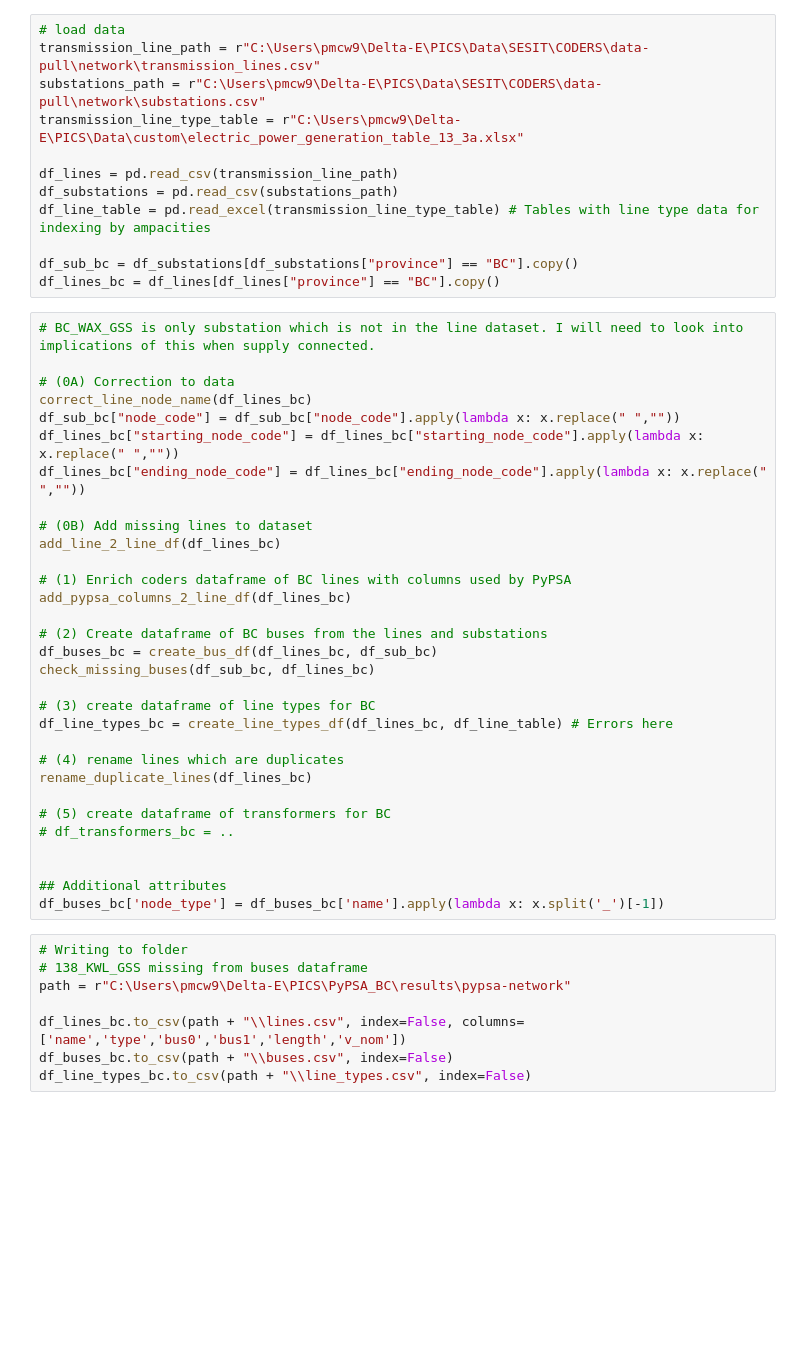
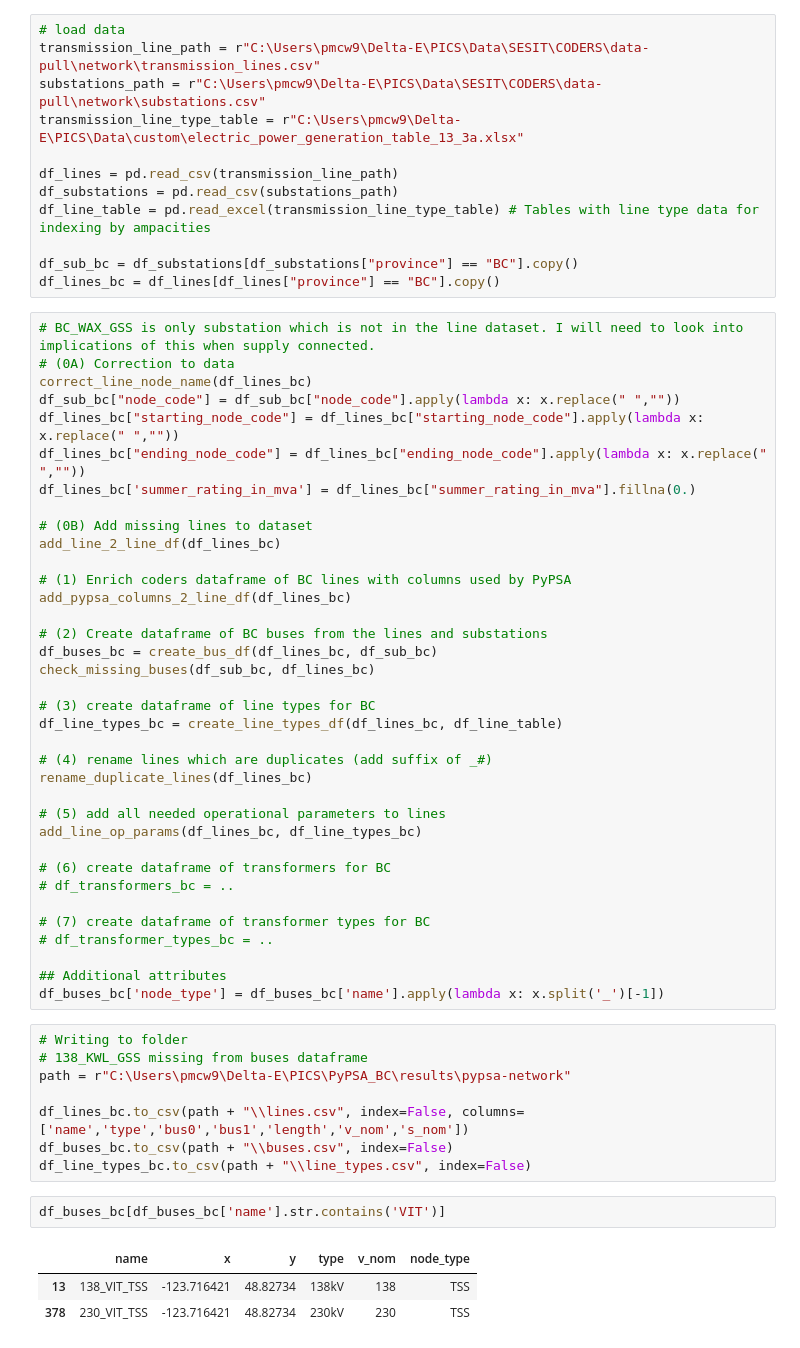
Before and after one commit to DeltaE/PyPSA_BC, a Jupyter notebook: notebooks/create-pypsa-network.ipynb, the cells around one changed output. Saved outputs shown, nothing was run; the diff lists cells and outputs as text; blank space fills up the shorter version.

```diff
--- a/notebooks/create-pypsa-network.ipynb
+++ b/notebooks/create-pypsa-network.ipynb
@@ -256,12 +282,12 @@ df_sub_bc = df_substations[df_substations["province"] == "BC"].copy()
 df_lines_bc = df_lines[df_lines["province"] == "BC"].copy()
 # %%
 # BC_WAX_GSS is only substation which is not in the line dataset. I will need to look into implications of this when supply connected.
-
 # (0A) Correction to data
 correct_line_node_name(df_lines_bc)
 df_sub_bc["node_code"] = df_sub_bc["node_code"].apply(lambda x: x.replace(" ",""))
 df_lines_bc["starting_node_code"] = df_lines_bc["starting_node_code"].apply(lambda x: x.replace(" ",""))
 df_lines_bc["ending_node_code"] = df_lines_bc["ending_node_code"].apply(lambda x: x.replace(" ",""))
+df_lines_bc['summer_rating_in_mva'] = df_lines_bc["summer_rating_in_mva"].fillna(0.)
 
 # (0B) Add missing lines to dataset
 add_line_2_line_df(df_lines_bc)
@@ -274,14 +300,19 @@ df_buses_bc = create_bus_df(df_lines_bc, df_sub_bc)
 check_missing_buses(df_sub_bc, df_lines_bc)
 
 # (3) create dataframe of line types for BC
-df_line_types_bc = create_line_types_df(df_lines_bc, df_line_table) # Errors here
+df_line_types_bc = create_line_types_df(df_lines_bc, df_line_table)
 
-# (4) rename lines which are duplicates
+# (4) rename lines which are duplicates (add suffix of _#)
 rename_duplicate_lines(df_lines_bc)
 
-# (5) create dataframe of transformers for BC
+# (5) add all needed operational parameters to lines
+add_line_op_params(df_lines_bc, df_line_types_bc)
+
+# (6) create dataframe of transformers for BC
 # df_transformers_bc = ..
 
+# (7) create dataframe of transformer types for BC
+# df_transformer_types_bc = ..
 
 ## Additional attributes
 df_buses_bc['node_type'] = df_buses_bc['name'].apply(lambda x: x.split('_')[-1])
@@ -290,6 +321,12 @@ df_buses_bc['node_type'] = df_buses_bc['name'].apply(lambda x: x.split('_')[-1])
 # 138_KWL_GSS missing from buses dataframe
 path = r"C:\Users\pmcw9\Delta-E\PICS\PyPSA_BC\results\pypsa-network"
 
-df_lines_bc.to_csv(path + "\\lines.csv", index=False, columns=['name','type','bus0','bus1','length','v_nom'])
+df_lines_bc.to_csv(path + "\\lines.csv", index=False, columns=['name','type','bus0','bus1','length','v_nom','s_nom'])
 df_buses_bc.to_csv(path + "\\buses.csv", index=False)
 df_line_types_bc.to_csv(path + "\\line_types.csv", index=False)
+# %%
+df_buses_bc[df_buses_bc['name'].str.contains('VIT')]
+# %% [output]
+|  | name | x | y | type | v_nom | node_type |
+| 13 | 138_VIT_TSS | -123.716421 | 48.82734 | 138kV | 138 | TSS |
+| 378 | 230_VIT_TSS | -123.716421 | 48.82734 | 230kV | 230 | TSS |
```
Also changed, not shown: parts of 2 cells of this notebook, 2 other files.
